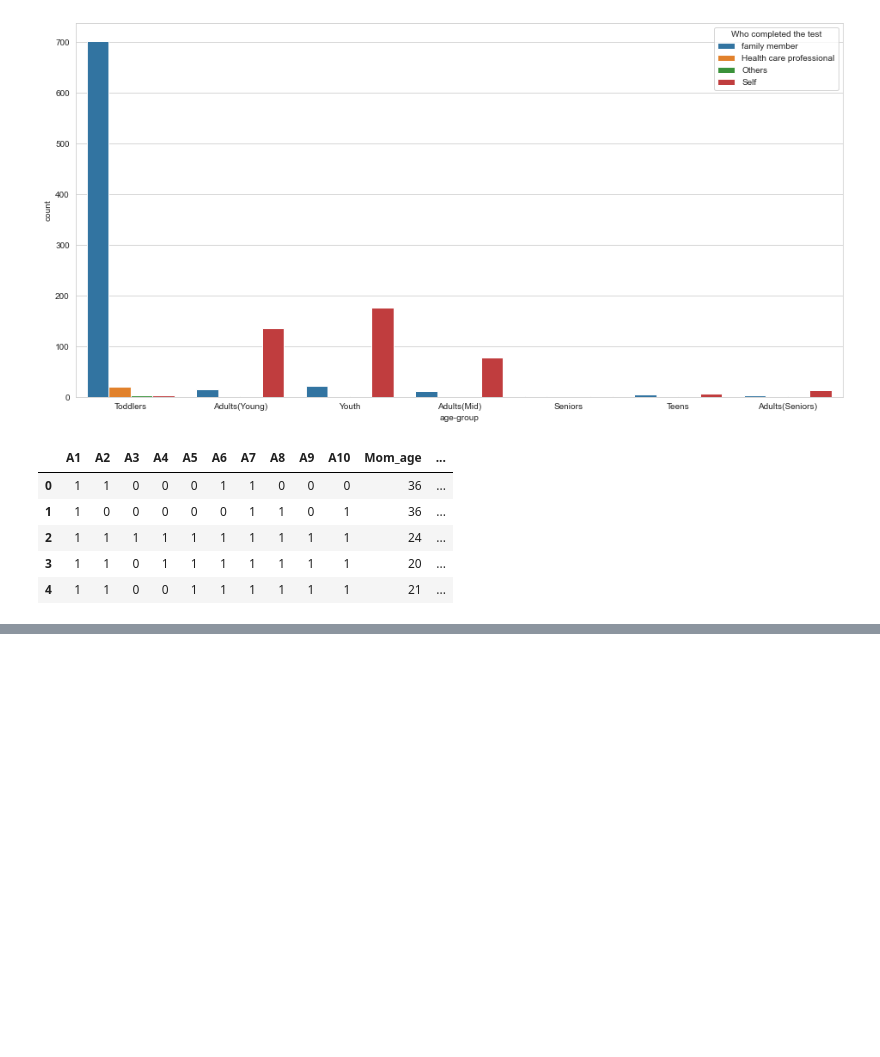
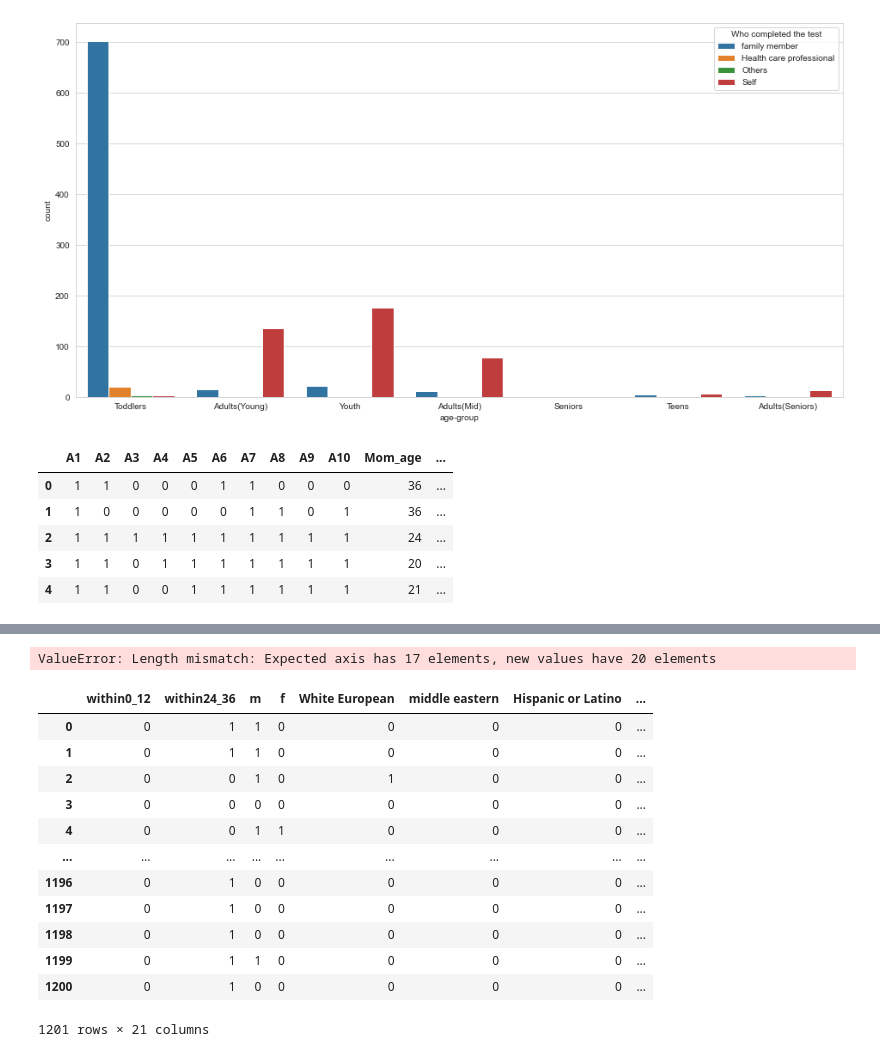
Before and after one commit to Payelban2022/A-study-on-autism, a Jupyter notebook: Complete analysis on Autism(revised).ipynb, the cells around one changed output, grey strips where cells are left out. Cells and saved outputs as stored; diff of their text form; code cells hidden in the pictures; blank space fills up the shorter version.

```diff
--- a/Complete analysis on Autism(revised).ipynb
+++ b/Complete analysis on Autism(revised).ipynb
@@ -432,0 +477,35 @@ plt.show()
+# %%
+within24_36= pd.get_dummies(df['Mom_age']>24,drop_first=True)
+within0_12 = pd.get_dummies(df['Mom_age']<13,drop_first=True)
+
+male=pd.get_dummies(df['Gender'],drop_first=True)
+ethnics=pd.get_dummies(df['Ethnicity'],drop_first=True)
+jaundice=pd.get_dummies(df['Jaundice'],drop_first=True)
+ASD_genes=pd.get_dummies(df['Family_mem_with_ASD'],drop_first=True)
+ASD_traits=pd.get_dummies(df['traits'],drop_first=True)
+age_group=pd.get_dummies(df['age-group'],drop_first=True)
+# %%
+final_data= pd.concat([within0_12,within24_36,male,ethnics,jaundice,ASD_genes,ASD_traits,age_group],axis=1)
+final_data.columns=['within0_12','within24_36','greater36','m','White European',
+                    'Hispanic or Latino', 'Black','Asian', 'Native Indian', 'Others', 'Pacifica',
+                    'Middle Eastern ','Turkish','jaundice','ASD_genes','ASD_traits','Toddlers',
+                    'Adolescents','Adults', 'Seniors']
+final_data.head()
+# %% [output]
+ValueError: Length mismatch: Expected axis has 17 elements, new values have 20 elements
+# %%
+final_data
+# %% [output]
+|  | within0_12 | within24_36 | m | f | White European | middle eastern | Hispanic or Latino | ... |
+| 0 | 0 | 1 | 1 | 0 | 0 | 0 | 0 | ... |
+| 1 | 0 | 1 | 1 | 0 | 0 | 0 | 0 | ... |
+| 2 | 0 | 0 | 1 | 0 | 1 | 0 | 0 | ... |
+| 3 | 0 | 0 | 0 | 0 | 0 | 0 | 0 | ... |
+| 4 | 0 | 0 | 1 | 1 | 0 | 0 | 0 | ... |
+| ... | ... | ... | ... | ... | ... | ... | ... | ... |
+| 1196 | 0 | 1 | 0 | 0 | 0 | 0 | 0 | ... |
+| 1197 | 0 | 1 | 0 | 0 | 0 | 0 | 0 | ... |
+| 1198 | 0 | 1 | 0 | 0 | 0 | 0 | 0 | ... |
+| 1199 | 0 | 1 | 1 | 0 | 0 | 0 | 0 | ... |
+| 1200 | 0 | 1 | 0 | 0 | 0 | 0 | 0 | ... |
+1201 rows × 21 columns
```
Also changed, not shown: parts of 29 cells of this notebook.
